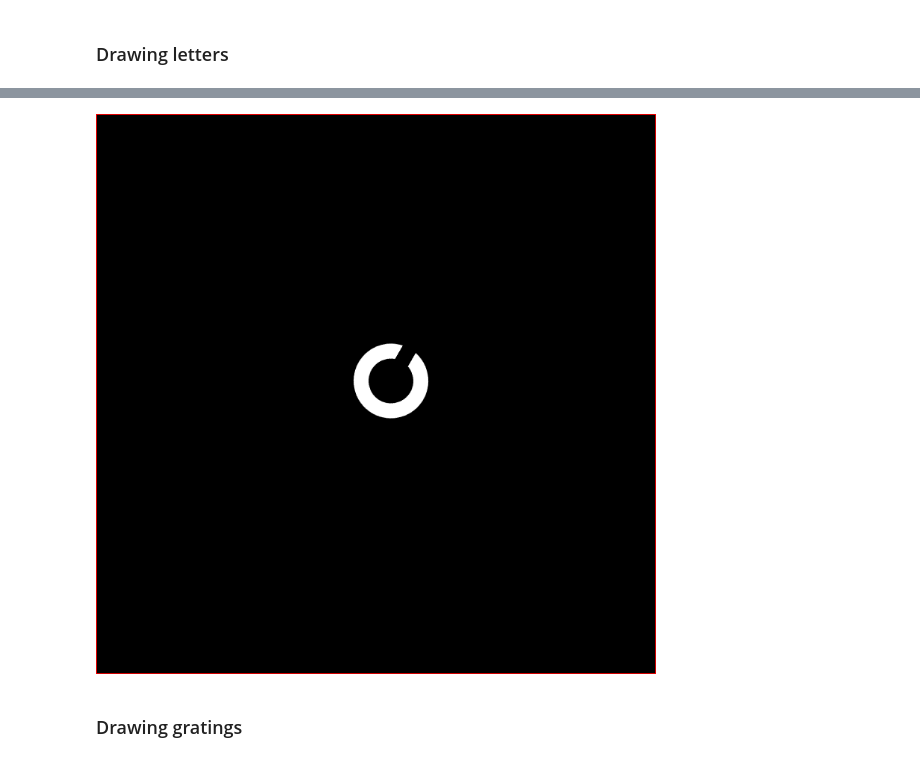
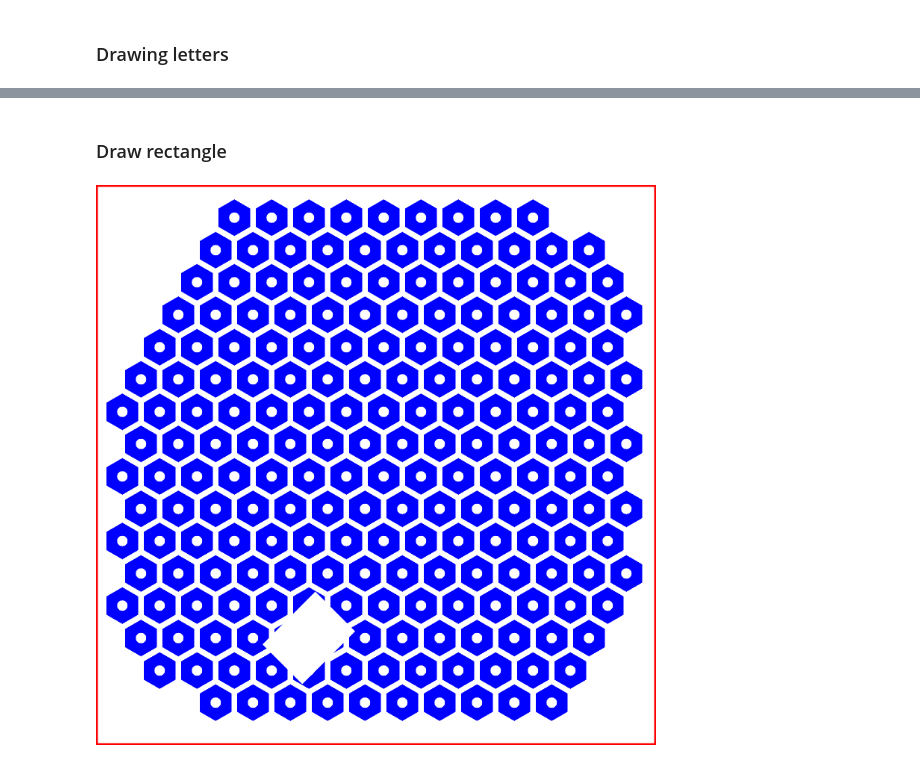
Before and after one commit to PalankerLab/RPSim, a Jupyter notebook: run_stages/image_generation.ipynb, the cells around one changed output, grey strips where cells are left out. Drawn from its saved outputs; the diff is of its cells as text; code cells hidden in the pictures.

```diff
--- a/run_stages/image_generation.ipynb
+++ b/run_stages/image_generation.ipynb
@@ -378,16 +403,15 @@ overlay_rot
-# %%
-projected_rot
-# %% [output]
-[figure, removed]
-# %% [markdown]
-### Drawing gratings
+# %% [markdown]
+### Draw rectangle
 # %%
-electrode_pixel_size = 75
-type = "grating"
-width_grating = 75
-pitch_grating = 75
+electrode_pixel_size = 100
+type = "rectangle"
+width = 200
+height= 150
 rotation = 45
-position_user = (0, 0)
-args = [width_grating, pitch_grating, rotation, position_user]
+position_user = (-2, 5)
+args = [position_user, rotation, width, height]
 
 overlay, projected = draw_projected_overlay(electrode_pixel_size, type, args)
+overlay
+# %% [output]
+[figure, added]
```
Also changed, not shown: parts of 19 cells of this notebook, 1 other file.
